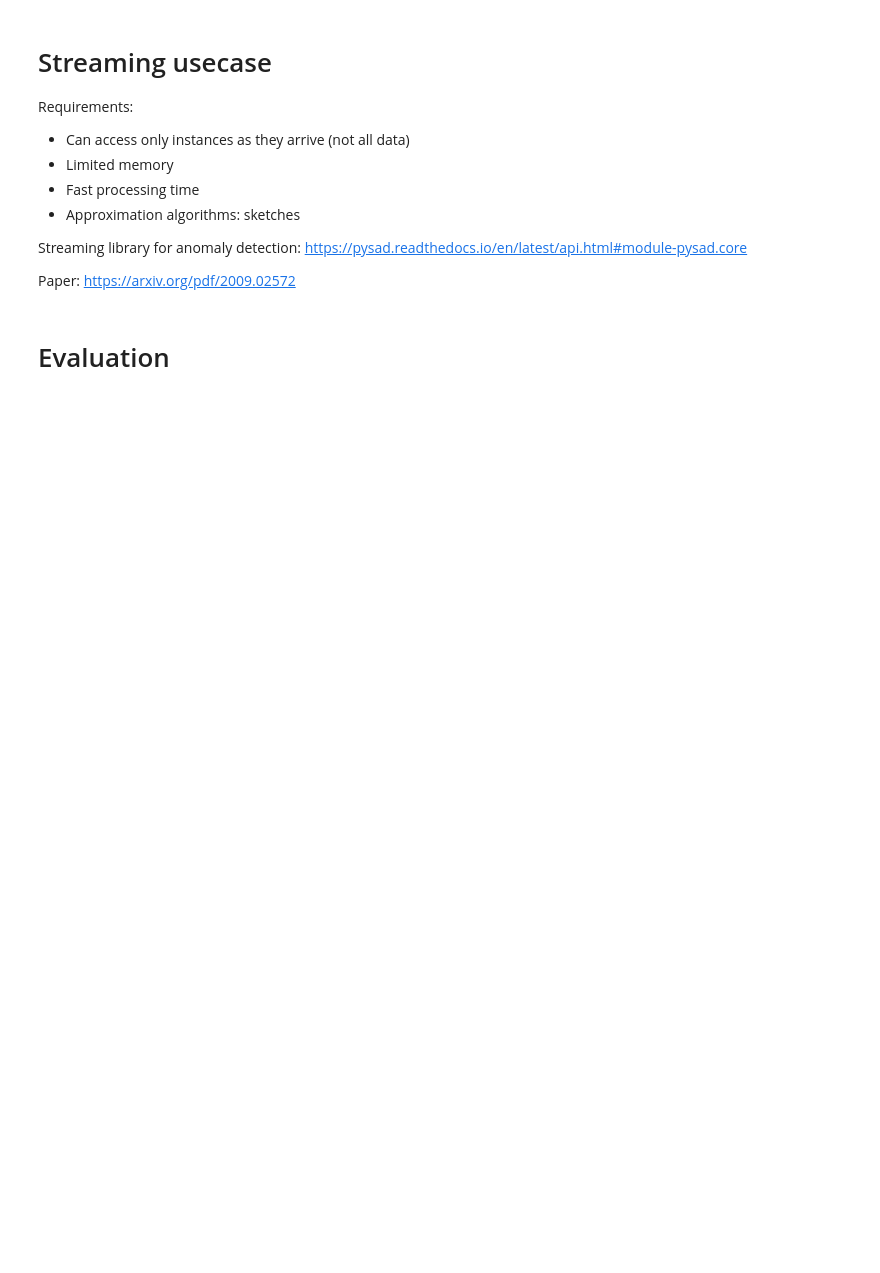
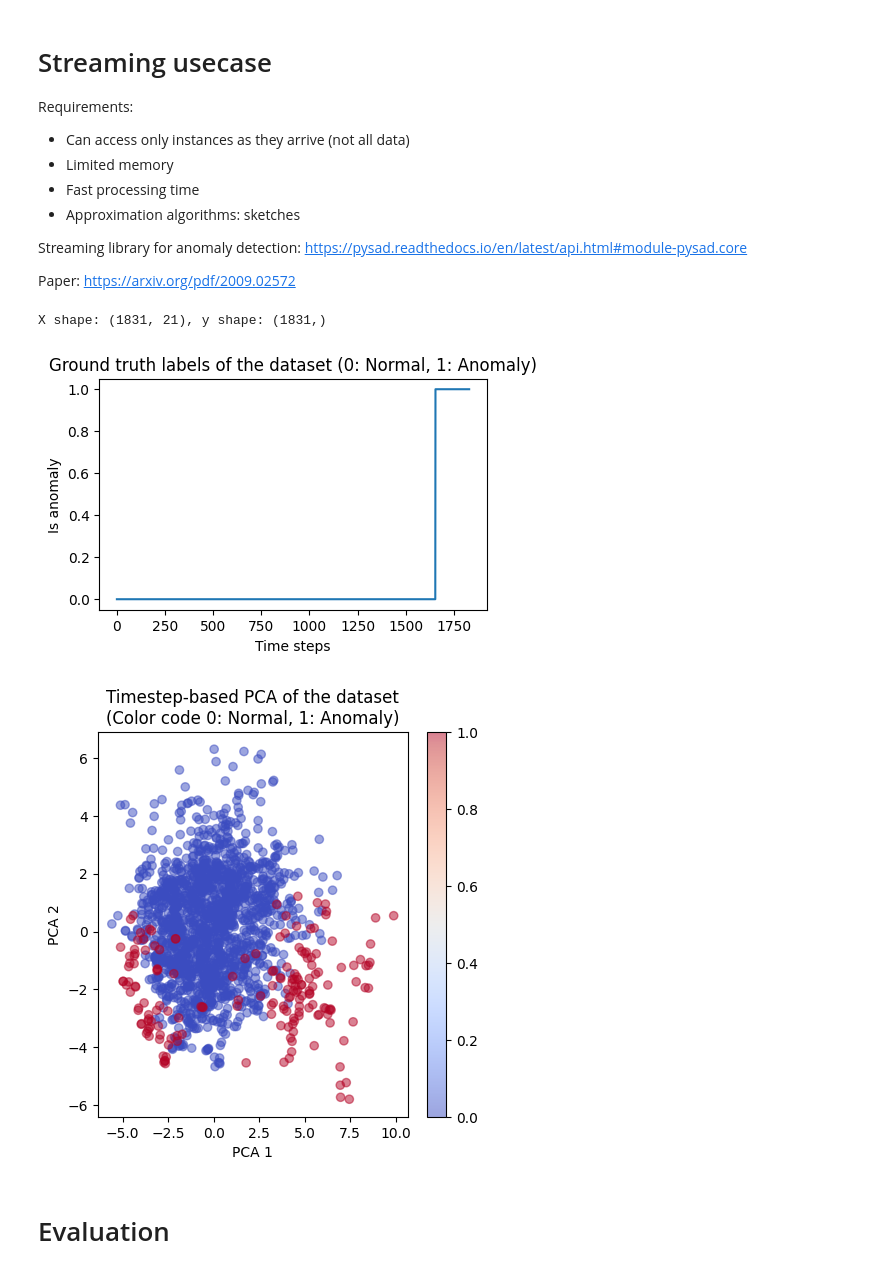
Before and after one commit to ciortanmadalina/europython2024, a Jupyter notebook: notebooks/pySAD.ipynb, the cells around one changed output. Cells and saved outputs as stored; diff of their text form; code cells hidden in the pictures; blank space fills up the shorter version.

```diff
--- a/notebooks/pySAD.ipynb
+++ b/notebooks/pySAD.ipynb
@@ -29,7 +30,13 @@ import warnings
 # Ignore DeprecationWarning
 warnings.filterwarnings('ignore', category=DeprecationWarning)
 # %%
+# Data loading
 X_all, y_all = data_utils.get_data('../data/6_cardio.npz')
+data_utils.plot_dataset(X_all, y_all)
+# %% [output]
+X shape: (1831, 21), y shape: (1831,)
+[figure, added]
+[figure, added]
 # %%
 
 iterator = ArrayStreamer(shuffle=False)  # Init streamer to simulate streaming data.
```
Also changed, not shown: parts of 5 cells of this notebook, 13 other files.
